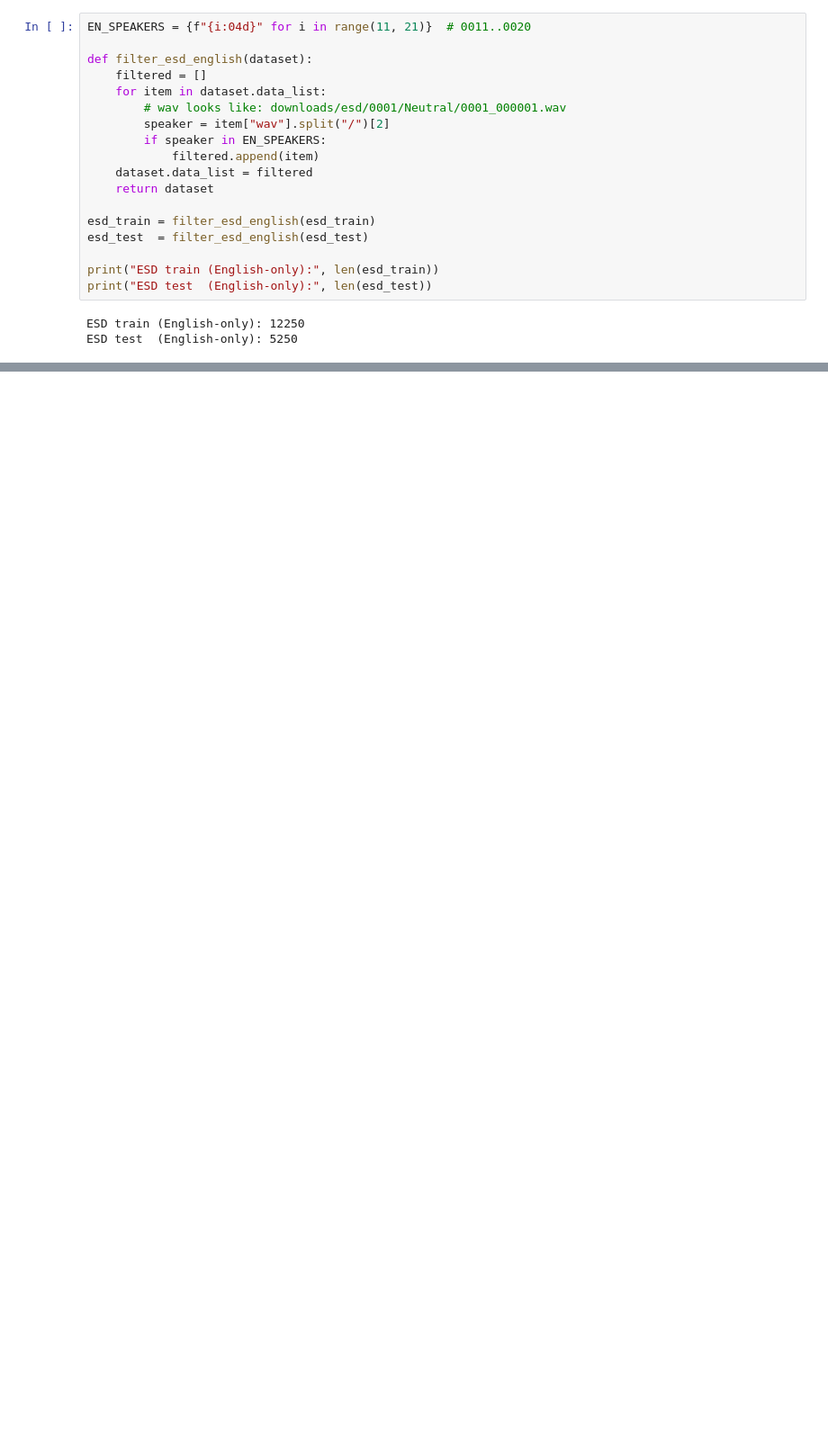
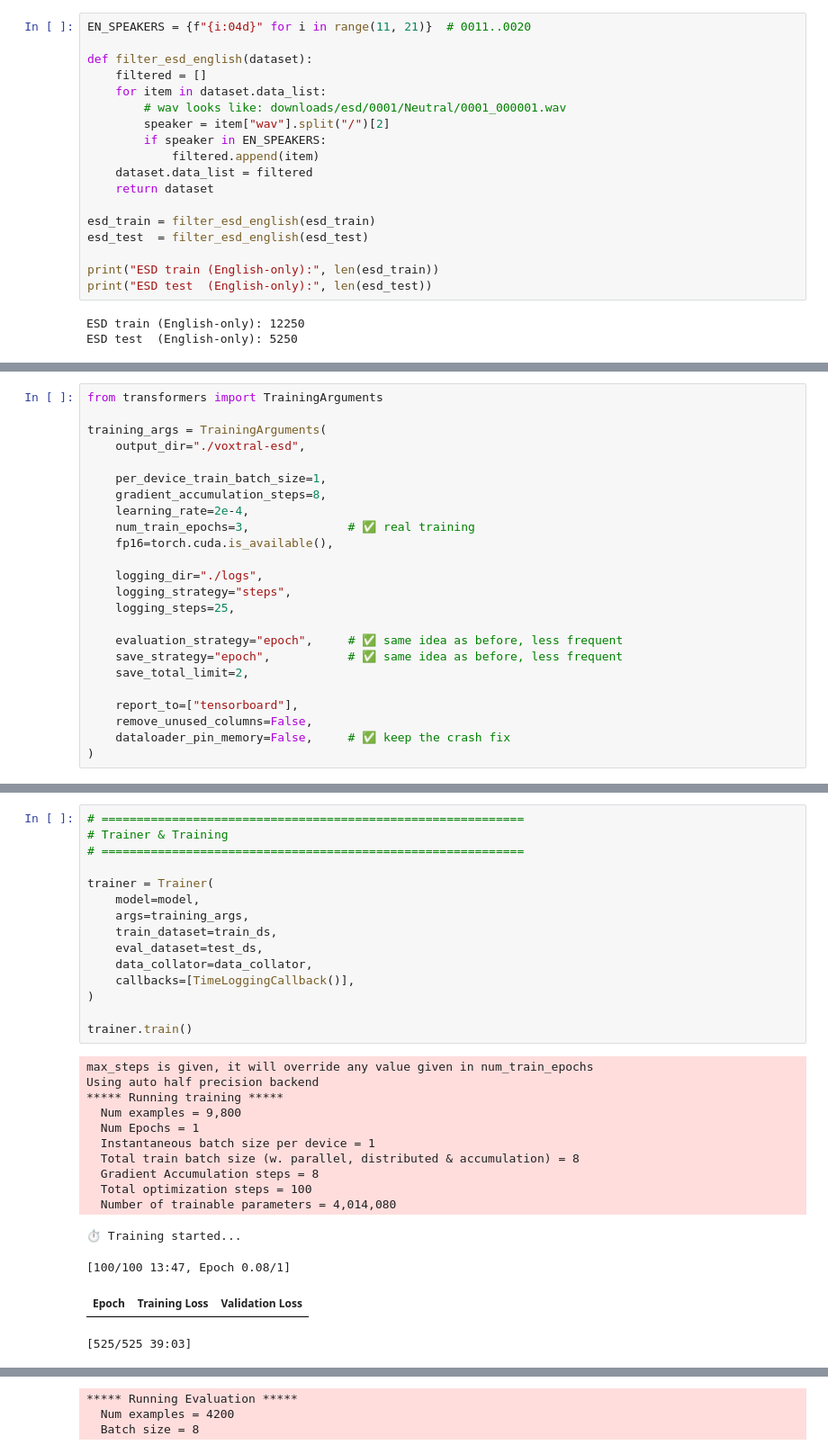
Before and after one commit to ameermasood/MultimodalSpeechEmotionRecognition, a Jupyter notebook: notebooks/03_peft_finetuning.ipynb, the cells around one changed output, grey strips where cells are left out. Shown: that part at 90% size. Cells and saved outputs as stored; diff of their text form; blank space fills up the shorter version.

```diff
--- a/notebooks/03_peft_finetuning.ipynb
+++ b/notebooks/03_peft_finetuning.ipynb
@@ -467,0 +618,24 @@ print("Model output:", decoded)
+# %%
+from transformers import TrainingArguments
+
+training_args = TrainingArguments(
+    output_dir="./voxtral-esd",
+
+    per_device_train_batch_size=1,
+    gradient_accumulation_steps=8,
+    learning_rate=2e-4,
+    num_train_epochs=3,              # ✅ real training
+    fp16=torch.cuda.is_available(),
+
+    logging_dir="./logs",
+    logging_strategy="steps",
+    logging_steps=25,
+
+    evaluation_strategy="epoch",     # ✅ same idea as before, less frequent
+    save_strategy="epoch",           # ✅ same idea as before, less frequent
+    save_total_limit=2,
+
+    report_to=["tensorboard"],
+    remove_unused_columns=False,
+    dataloader_pin_memory=False,     # ✅ keep the crash fix
+)
@@ -467,0 +751,30 @@ print("Model output:", decoded)
+# %%
+# ============================================================
+# Trainer & Training
+# ============================================================
+
+trainer = Trainer(
+    model=model,
+    args=training_args,
+    train_dataset=train_ds,
+    eval_dataset=test_ds,
+    data_collator=data_collator,
+    callbacks=[TimeLoggingCallback()],
+)
+
+trainer.train()
+# %% [output]
+max_steps is given, it will override any value given in num_train_epochs
+Using auto half precision backend
+***** Running training *****
+  Num examples = 9,800
+  Num Epochs = 1
+  Instantaneous batch size per device = 1
+  Total train batch size (w. parallel, distributed & accumulation) = 8
+  Gradient Accumulation steps = 8
+  Total optimization steps = 100
+  Number of trainable parameters = 4,014,080
+⏱️ Training started...
+[100/100 13:47, Epoch 0.08/1]
+| Epoch | Training Loss | Validation Loss |
+[525/525 39:03]
@@ -467,0 +790,3 @@ print("Model output:", decoded)
+***** Running Evaluation *****
+  Num examples = 4200
+  Batch size = 8
```
Also changed, not shown: parts of 63 cells of this notebook.
